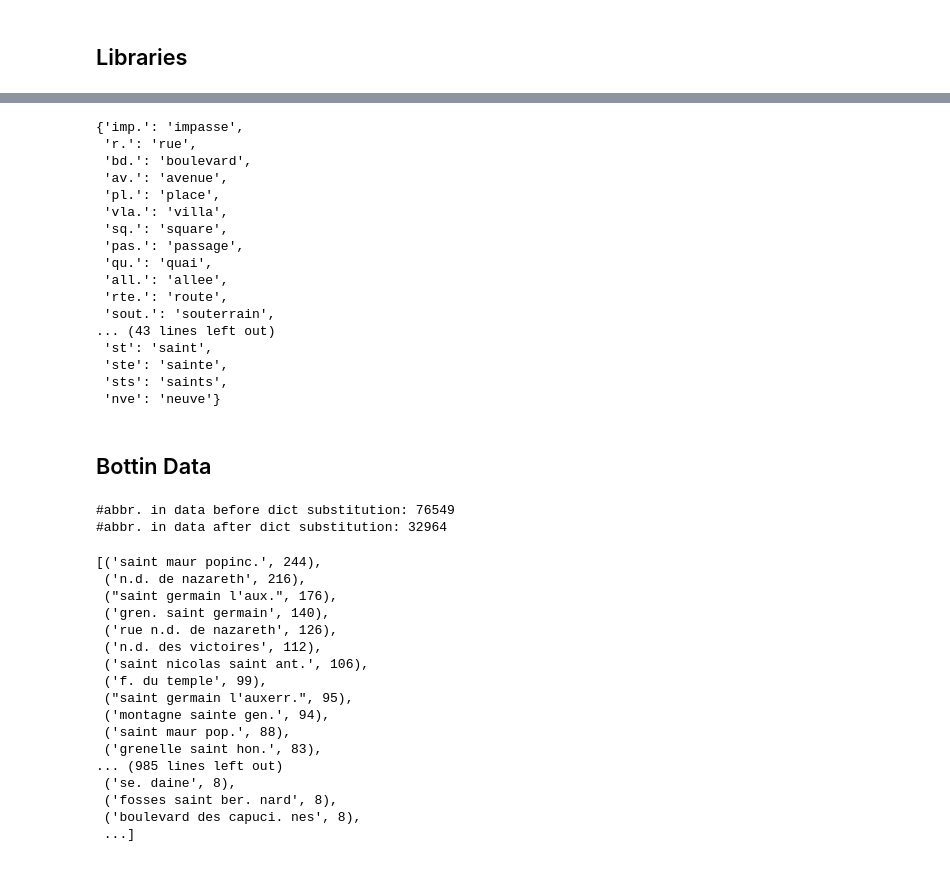
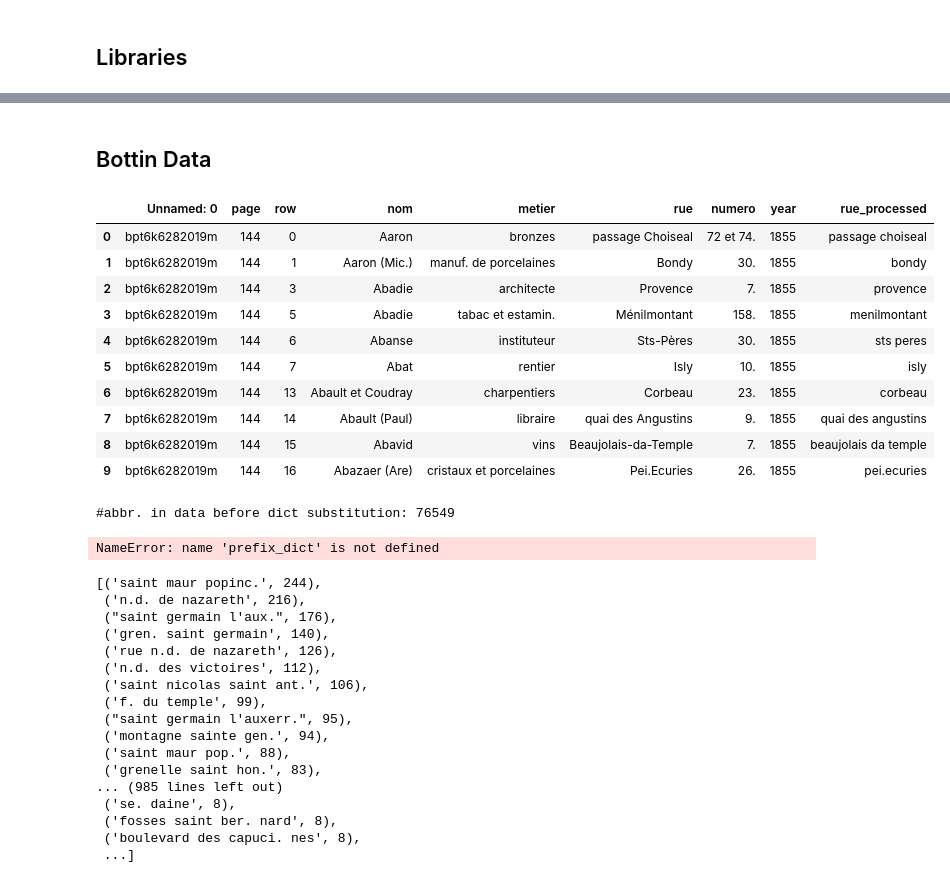
Before and after one commit to leamarxen/Paris_City_Project, a Jupyter notebook: Preprocessing.ipynb, the cells around one changed output, grey strips where cells are left out. Drawn from its saved outputs; the diff is of its cells as text; code cells hidden in the pictures.

```diff
--- a/Preprocessing.ipynb
+++ b/Preprocessing.ipynb
@@ -99,32 +52,28 @@ prefix_dict["st"] = "saint"
 prefix_dict["ste"] = "sainte"
 prefix_dict["sts"] = "saints"
 prefix_dict["nve"] = "neuve"
-# %%
-prefix_dict
-# %% [output]
-{'imp.': 'impasse',
- 'r.': 'rue',
- 'bd.': 'boulevard',
- 'av.': 'avenue',
- 'pl.': 'place',
- 'vla.': 'villa',
- 'sq.': 'square',
- 'pas.': 'passage',
- 'qu.': 'quai',
- 'all.': 'allee',
- 'rte.': 'route',
- 'sout.': 'souterrain',
-... (43 lines left out)
- 'st': 'saint',
- 'ste': 'sainte',
- 'sts': 'saints',
- 'nve': 'neuve'}
 # %% [markdown]
 ## Bottin Data
 # %%
-bottins = pd.read_csv("data/strict_addressing.csv")
-bottins["Rue"] = bottins["Rue"].fillna("")
-bottins = preprocess(bottins, "Rue", "street")
+Bottins = pd.read_csv("data/strict_addressing.csv")
+Bottins["Rue"] = Bottins["Rue"].fillna("")
+Bottins = preprocess(Bottins, "Rue", "street")
+# %%
+Bottins = Bottins.rename(columns={"Rue":"rue","street":"rue_processed","Nom":"nom","Métier":"metier","Numéro": "numero", "annee":"year"})
+# %%
+Bottins.head(10)
+# %% [output]
+|  | Unnamed: 0 | page | row | nom | metier | rue | numero | year | rue_processed |
+| 0 | bpt6k6282019m | 144 | 0 | Aaron | bronzes | passage Choiseal | 72 et 74. | 1855 | passage choiseal |
+| 1 | bpt6k6282019m | 144 | 1 | Aaron (Mic.) | manuf. de porcelaines | Bondy | 30. | 1855 | bondy |
+| 2 | bpt6k6282019m | 144 | 3 | Abadie | architecte | Provence | 7. | 1855 | provence |
+| 3 | bpt6k6282019m | 144 | 5 | Abadie | tabac et estamin. | Ménilmontant | 158. | 1855 | menilmontant |
+| 4 | bpt6k6282019m | 144 | 6 | Abanse | instituteur | Sts-Pères | 30. | 1855 | sts peres |
+| 5 | bpt6k6282019m | 144 | 7 | Abat | rentier | Isly | 10. | 1855 | isly |
+| 6 | bpt6k6282019m | 144 | 13 | Abault et Coudray | charpentiers | Corbeau | 23. | 1855 | corbeau |
+| 7 | bpt6k6282019m | 144 | 14 | Abault (Paul) | libraire | quai des Angustins | 9. | 1855 | quai des angustins |
+| 8 | bpt6k6282019m | 144 | 15 | Abavid | vins | Beaujolais-da-Temple | 7. | 1855 | beaujolais da temple |
+| 9 | bpt6k6282019m | 144 | 16 | Abazaer (Are) | cristaux et porcelaines | Pei.Ecuries | 26. | 1855 | pei.ecuries |
 # %%
 def get_abbreviation(street):
     # returns streets which include a "."
@@ -135,12 +84,12 @@ def get_abbreviation(street):
         print(street)
 
 # get number of abbreviations
-print("#abbr. in data before dict substitution:", len(set([get_abbreviation(street) for street in list(bottins["street"])])))
+print("#abbr. in data before dict substitution:", len(set([get_abbreviation(street) for street in list(Bottins["rue_processed"])])))
 # substitute abbreviations
-bottins["street"] = substitute_col_by_dict(bottins["street"], prefix_dict)
+Bottins["rue_processed"] = substitute_col_by_dict(Bottins["rue_processed"], prefix_dict)
 # see how many abbreviations are left
-print("#abbr. in data after dict substitution:", len(set([get_abbreviation(street) for street in list(bottins["street"])])))
+print("#abbr. in data after dict substitution:", len(set([get_abbreviation(street) for street in list(Bottins["rue_processed"])])))
 # %% [output]
 #abbr. in data before dict substitution: 76549
-#abbr. in data after dict substitution: 32964
+NameError: name 'prefix_dict' is not defined
 # %%
```
Also changed, not shown: parts of 13 cells of this notebook, 2 other files.
